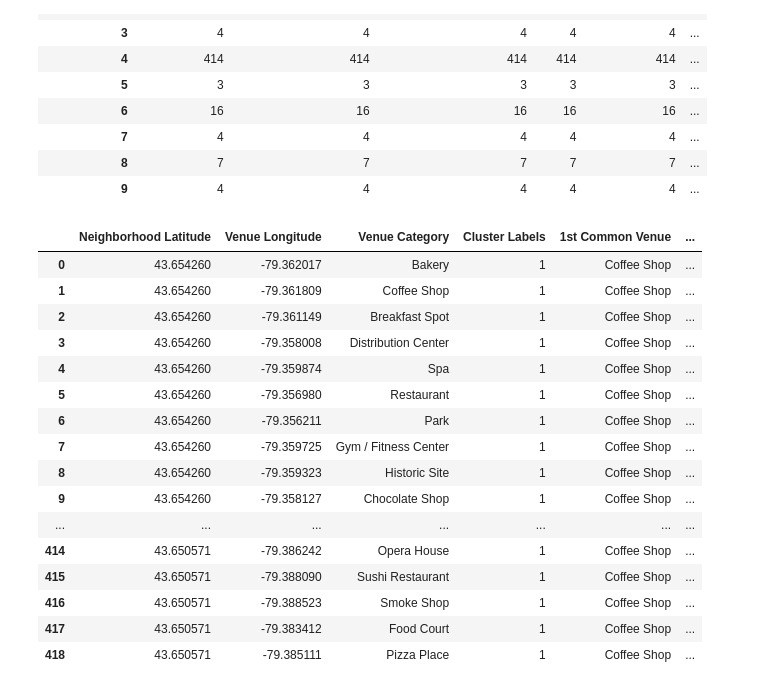
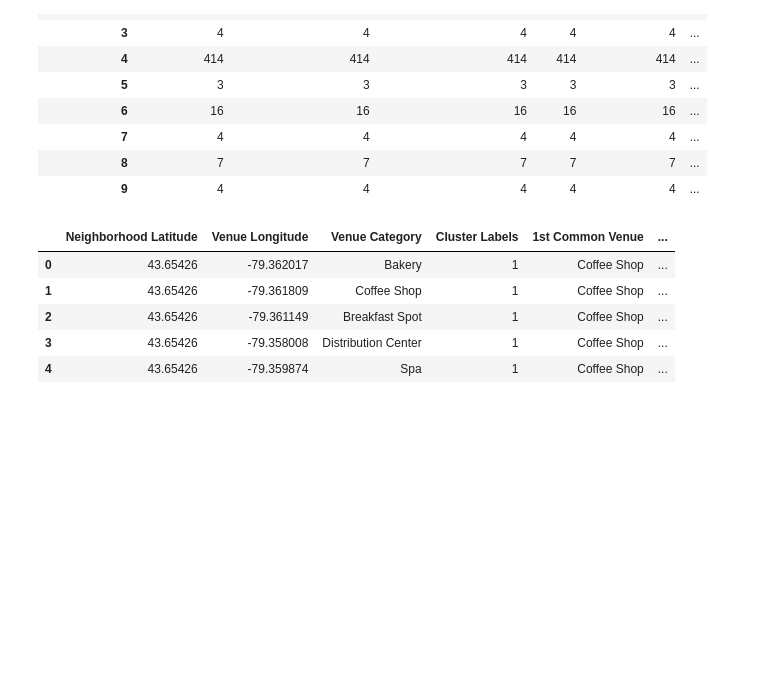
Before and after one commit to toddzs/Coursera_Capstone, a Jupyter notebook: Toronto Neighborhoods.ipynb, the cells around one changed output. Drawn from its saved outputs; the diff is of its cells as text; code cells hidden in the pictures; blank space fills up the shorter version.

```diff
--- a/Toronto Neighborhoods.ipynb
+++ b/Toronto Neighborhoods.ipynb
@@ -278,23 +278,13 @@ toronot_places.groupby('Cluster Labels').count()
 # %%
 #most common clusters in toronto are labels 1,4 - this can bee seen by the counts above and the maps below
 #view their features to undestand what is so common
-toronot_places.loc[toronot_places['Cluster Labels'] == 1, toronot_places.columns[[1] + list(range(5, toronot_places.shape[1]))]]
+cluster1 = toronot_places.loc[toronot_places['Cluster Labels'] == 1, toronot_places.columns[[1] + list(range(5, toronot_places.shape[1]))]]
+cluster1.head()
 # %% [output]
 |  | Neighborhood Latitude | Venue Longitude | Venue Category | Cluster Labels | 1st Common Venue | ... |
-| 0 | 43.654260 | -79.362017 | Bakery | 1 | Coffee Shop | ... |
-| 1 | 43.654260 | -79.361809 | Coffee Shop | 1 | Coffee Shop | ... |
-| 2 | 43.654260 | -79.361149 | Breakfast Spot | 1 | Coffee Shop | ... |
-| 3 | 43.654260 | -79.358008 | Distribution Center | 1 | Coffee Shop | ... |
-| 4 | 43.654260 | -79.359874 | Spa | 1 | Coffee Shop | ... |
-| 5 | 43.654260 | -79.356980 | Restaurant | 1 | Coffee Shop | ... |
-| 6 | 43.654260 | -79.356211 | Park | 1 | Coffee Shop | ... |
-| 7 | 43.654260 | -79.359725 | Gym / Fitness Center | 1 | Coffee Shop | ... |
-| 8 | 43.654260 | -79.359323 | Historic Site | 1 | Coffee Shop | ... |
-| 9 | 43.654260 | -79.358127 | Chocolate Shop | 1 | Coffee Shop | ... |
-| ... | ... | ... | ... | ... | ... | ... |
-| 414 | 43.650571 | -79.386242 | Opera House | 1 | Coffee Shop | ... |
-| 415 | 43.650571 | -79.388090 | Sushi Restaurant | 1 | Coffee Shop | ... |
-| 416 | 43.650571 | -79.388523 | Smoke Shop | 1 | Coffee Shop | ... |
-| 417 | 43.650571 | -79.383412 | Food Court | 1 | Coffee Shop | ... |
-| 418 | 43.650571 | -79.385111 | Pizza Place | 1 | Coffee Shop | ... |
+| 0 | 43.65426 | -79.362017 | Bakery | 1 | Coffee Shop | ... |
+| 1 | 43.65426 | -79.361809 | Coffee Shop | 1 | Coffee Shop | ... |
+| 2 | 43.65426 | -79.361149 | Breakfast Spot | 1 | Coffee Shop | ... |
+| 3 | 43.65426 | -79.358008 | Distribution Center | 1 | Coffee Shop | ... |
+| 4 | 43.65426 | -79.359874 | Spa | 1 | Coffee Shop | ... |
 # %%
```
Also changed, not shown: parts of 1 cell of this notebook.
